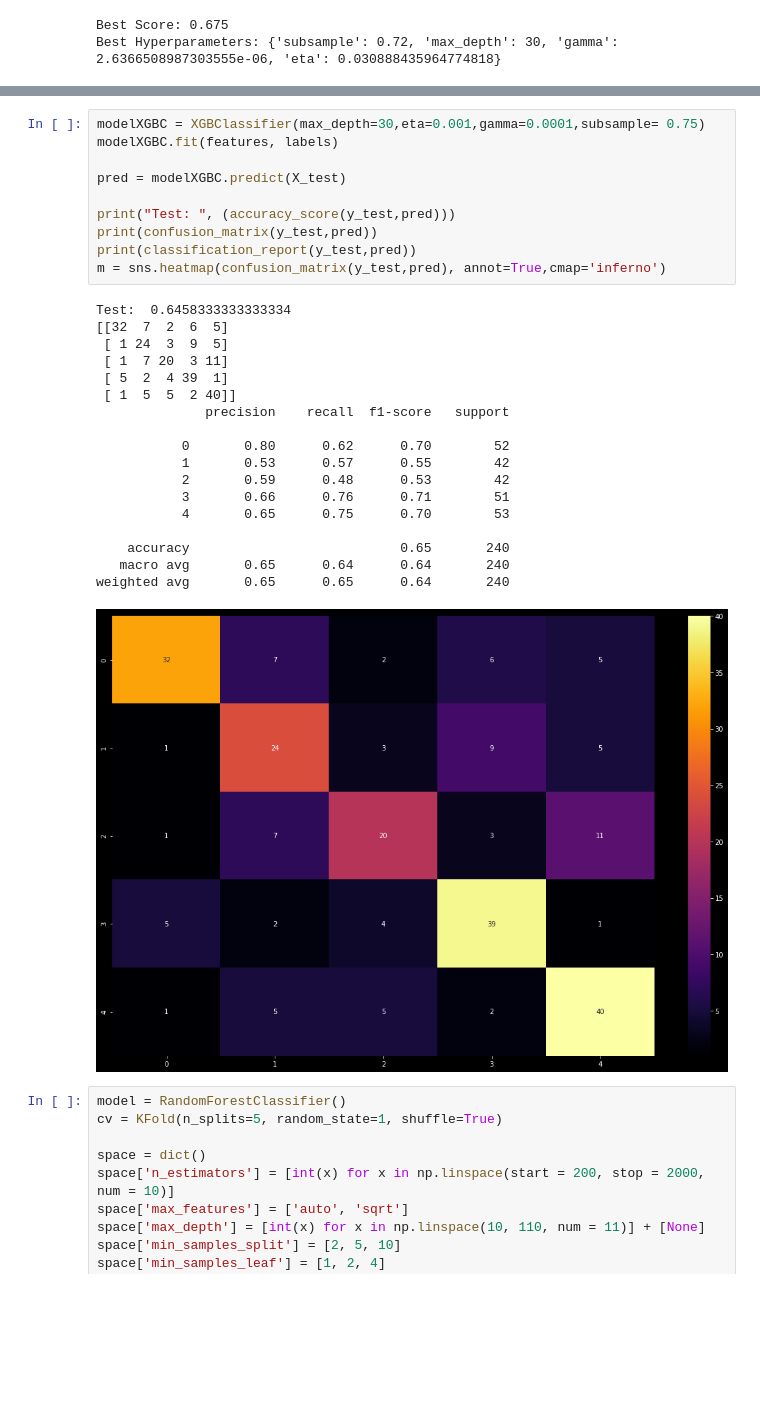
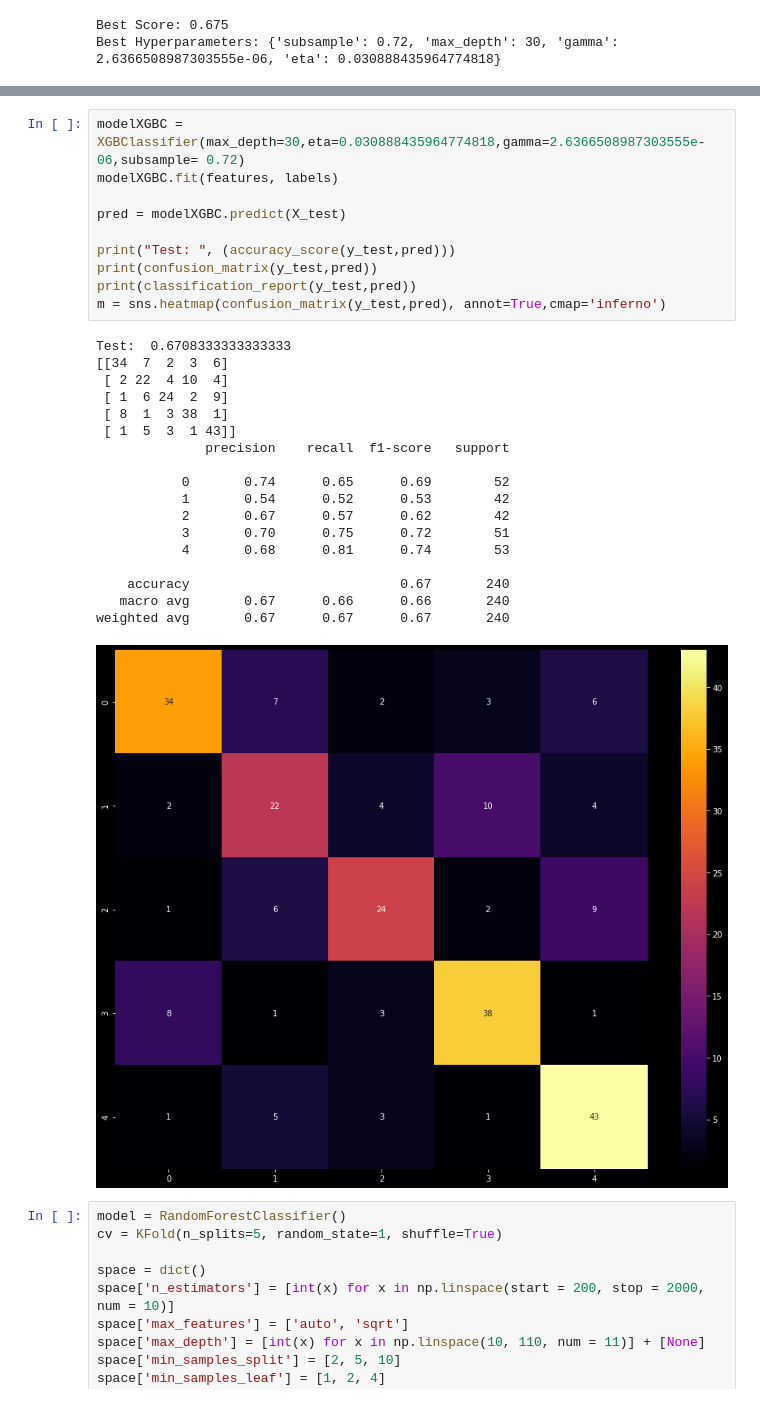
Before and after one commit to pietromarini00/30412-Classification-with-LogisticRegression, a Jupyter notebook: Pipeline.ipynb, the cells around one changed output, grey strips where cells are left out. Cells and saved outputs as stored; diff of their text form; blank space fills up the shorter version.

```diff
--- a/Pipeline.ipynb
+++ b/Pipeline.ipynb
@@ -491,32 +464,32 @@ Best Hyperparameters: {'eta': 0.001, 'gamma': 0.0001, 'max_depth': 18, 'subsampl
 # %%
-modelXGBC = XGBClassifier(max_depth=30,eta=0.001,gamma=0.0001,subsample= 0.75)
+modelXGBC = XGBClassifier(max_depth=30,eta=0.030888435964774818,gamma=2.6366508987303555e-06,subsample= 0.72)
 modelXGBC.fit(features, labels)
 
 pred = modelXGBC.predict(X_test)
 
 print("Test: ", (accuracy_score(y_test,pred)))
 print(confusion_matrix(y_test,pred))
 print(classification_report(y_test,pred))
 m = sns.heatmap(confusion_matrix(y_test,pred), annot=True,cmap='inferno')
 # %% [output]
-Test:  0.6458333333333334
-[[32  7  2  6  5]
- [ 1 24  3  9  5]
- [ 1  7 20  3 11]
- [ 5  2  4 39  1]
- [ 1  5  5  2 40]]
+Test:  0.6708333333333333
+[[34  7  2  3  6]
+ [ 2 22  4 10  4]
+ [ 1  6 24  2  9]
+ [ 8  1  3 38  1]
+ [ 1  5  3  1 43]]
               precision    recall  f1-score   support
 
-           0       0.80      0.62      0.70        52
-           1       0.53      0.57      0.55        42
-           2       0.59      0.48      0.53        42
-           3       0.66      0.76      0.71        51
-           4       0.65      0.75      0.70        53
+           0       0.74      0.65      0.69        52
+           1       0.54      0.52      0.53        42
+           2       0.67      0.57      0.62        42
+           3       0.70      0.75      0.72        51
+           4       0.68      0.81      0.74        53
 
-    accuracy                           0.65       240
-   macro avg       0.65      0.64      0.64       240
-weighted avg       0.65      0.65      0.64       240
+    accuracy                           0.67       240
+   macro avg       0.67      0.66      0.66       240
+weighted avg       0.67      0.67      0.67       240
-[figure, old version]
+[figure, new version]
 # %%
 model = RandomForestClassifier()
 cv = KFold(n_splits=5, random_state=1, shuffle=True)
```
Also changed, not shown: parts of 2 cells of this notebook.
